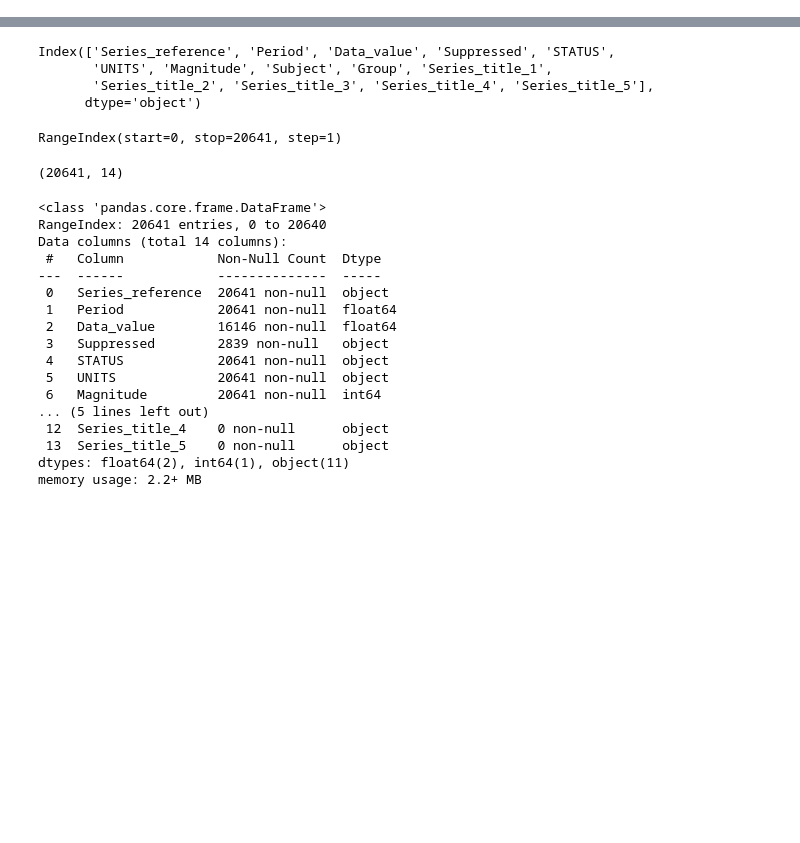
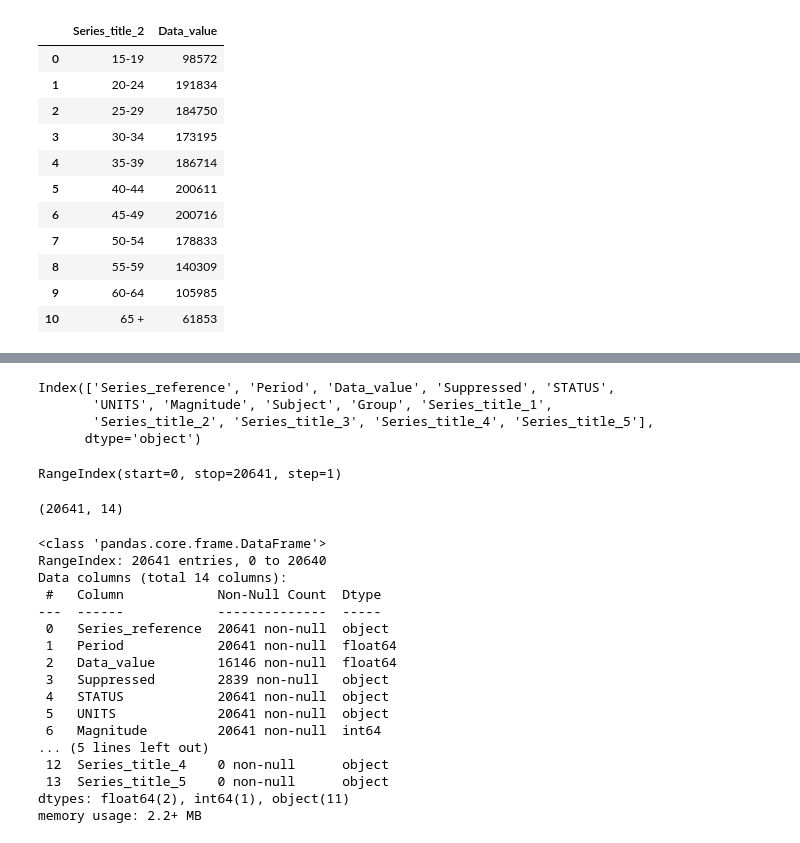
Before and after one commit to Micheallukwago/advanced_project-, a Jupyter notebook: PROJECT CONNECTING TO SQLITE AND RETRIEVING DATA .ipynb, the cells around one changed output, grey strips where cells are left out. Saved outputs shown, nothing was run; the diff lists cells and outputs as text; code cells hidden in the pictures; blank space fills up the shorter version.

```diff
--- a/PROJECT CONNECTING TO SQLITE AND RETRIEVING DATA .ipynb
+++ b/PROJECT CONNECTING TO SQLITE AND RETRIEVING DATA .ipynb
@@ -35,0 +58,18 @@ df.head(20641)
+# %%
+# we are able to see each age groups data_value
+querry="SELECT Series_title_2,Data_value FROM BUZZ GROUP BY Series_title_2 limit 11"
+AQ=pd.read_sql_query(querry,sqliteConnection)
+AQ
+# %% [output]
+|  | Series_title_2 | Data_value |
+| 0 | 15-19 | 98572 |
+| 1 | 20-24 | 191834 |
+| 2 | 25-29 | 184750 |
+| 3 | 30-34 | 173195 |
+| 4 | 35-39 | 186714 |
+| 5 | 40-44 | 200611 |
+| 6 | 45-49 | 200716 |
+| 7 | 50-54 | 178833 |
+| 8 | 55-59 | 140309 |
+| 9 | 60-64 | 105985 |
+| 10 | 65 + | 61853 |
```
Also changed, not shown: parts of 11 cells of this notebook.
